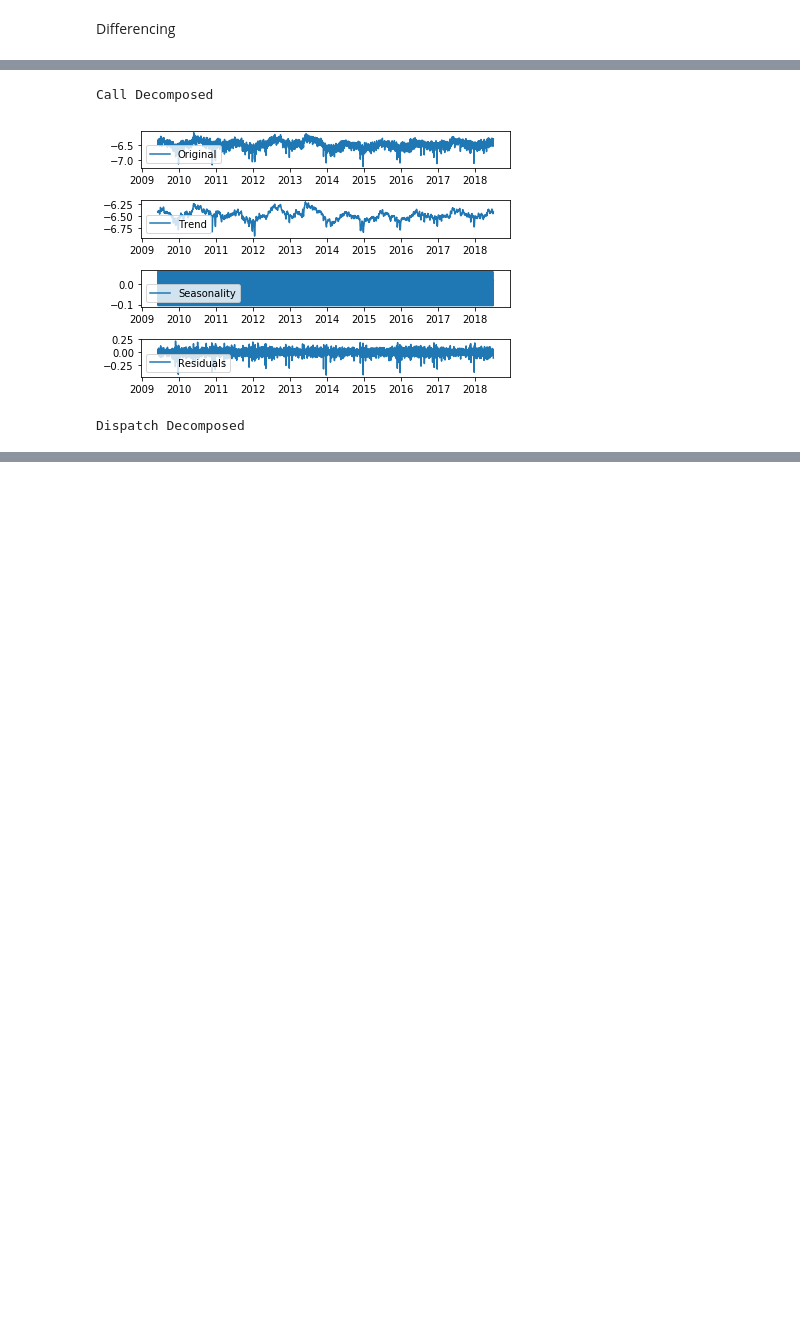
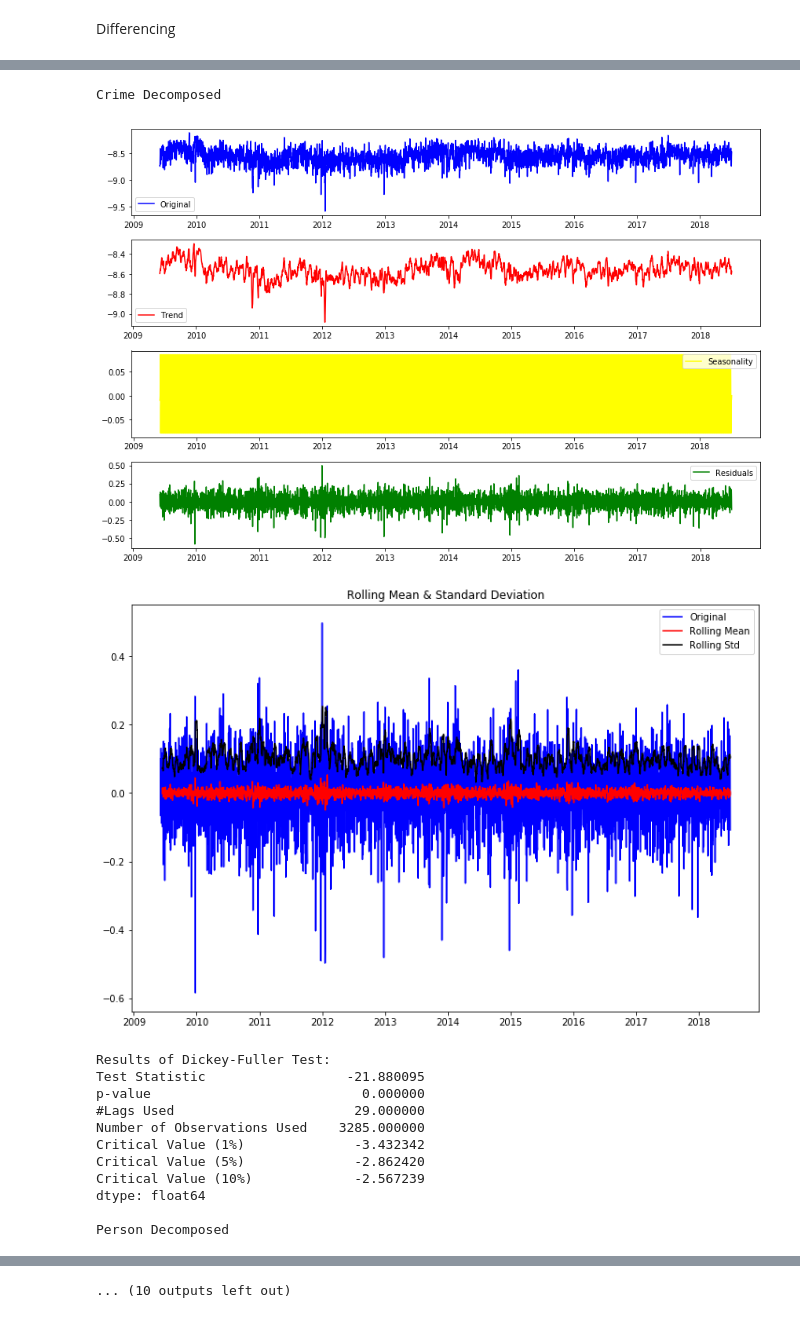
Before and after one commit to latherley/ARIMAX-NN, a Jupyter notebook: Time Series Analysis - Proactive Policing.ipynb, the cells around one changed output, grey strips where cells are left out. Drawn from its saved outputs; the diff is of its cells as text; code cells hidden in the pictures; blank space fills up the shorter version.

Commit message:
Improvements
plots bigger... seasonal decomposition for all

```diff
--- a/Time Series Analysis - Proactive Policing.ipynb
+++ b/Time Series Analysis - Proactive Policing.ipynb
@@ -87,6 +89,7 @@ def test_stationarity(timeseries):
     rolstd = timeseries.rolling(12).std()
 
     #Plot rolling statistics:
+    fig = plt.figure(figsize=(12,8))
     orig = plt.plot(timeseries, color='blue',label='Original')
     mean = plt.plot(rolmean, color='red', label='Rolling Mean')
     std = plt.plot(rolstd, color='black', label = 'Rolling Std')
@@ -264,37 +328,67 @@ dtype: float64
 # %%
 def decompose(timeseries):
 
     ts_log = np.log(timeseries)
     decomposition = seasonal_decompose(ts_log)
 
     trend = decomposition.trend
     seasonal = decomposition.seasonal
     residual = decomposition.resid
 
+    fig = plt.figure(figsize=(12,8))
     plt.subplot(411)
-    plt.plot(ts_log, label='Original')
+    plt.plot(ts_log, label='Original', color = 'blue')
     plt.legend(loc='best')
     plt.subplot(412)
-    plt.plot(trend, label='Trend')
+    plt.plot(trend, label='Trend', color = 'red')
     plt.legend(loc='best')
     plt.subplot(413)
-    plt.plot(seasonal,label='Seasonality')
+    plt.plot(seasonal,label='Seasonality', color = 'yellow')
     plt.legend(loc='best')
     plt.subplot(414)
-    plt.plot(residual, label='Residuals')
+    plt.plot(residual, label='Residuals', color = 'green')
     plt.legend(loc='best')
     plt.tight_layout()
     plt.show(block=False)
 
+    trend.dropna(inplace=True)
+    residual.dropna(inplace=True)
+
+    test_stationarity(residual)
+
+
+print('Crime Decomposed')
+decompose(df['Crime Rate'])
+print(' ')
+print('Person Decomposed')
+decompose(df['Person Rate'])
+print(' ')
+print('Property Decomposed')
+decompose(df['Property Rate'])
+print(' ')
+print('Society Decomposed')
+decompose(df['Society Rate'])
+print(' ')
 print('Call Decomposed')
 decompose(df['Call Rate'])
 print(' ')
 print('Dispatch Decomposed')
 decompose(df['Dispatch Rate'])
 print(' ')
 print('Onview Decomposed')
 decompose(df['Onview Rate'])
 # %% [output]
-Call Decomposed
+Crime Decomposed
-[figure, old version]
+[figure, new version]
+[figure, added]
-Dispatch Decomposed
+Results of Dickey-Fuller Test:
+Test Statistic                  -21.880095
+p-value                           0.000000
+#Lags Used                       29.000000
+Number of Observations Used    3285.000000
+Critical Value (1%)              -3.432342
+Critical Value (5%)              -2.862420
+Critical Value (10%)             -2.567239
+dtype: float64
+
+Person Decomposed
@@ -300,0 +423 @@ Dispatch Decomposed
+... (10 outputs left out)
```
Also changed, not shown: parts of 10 cells of this notebook.
